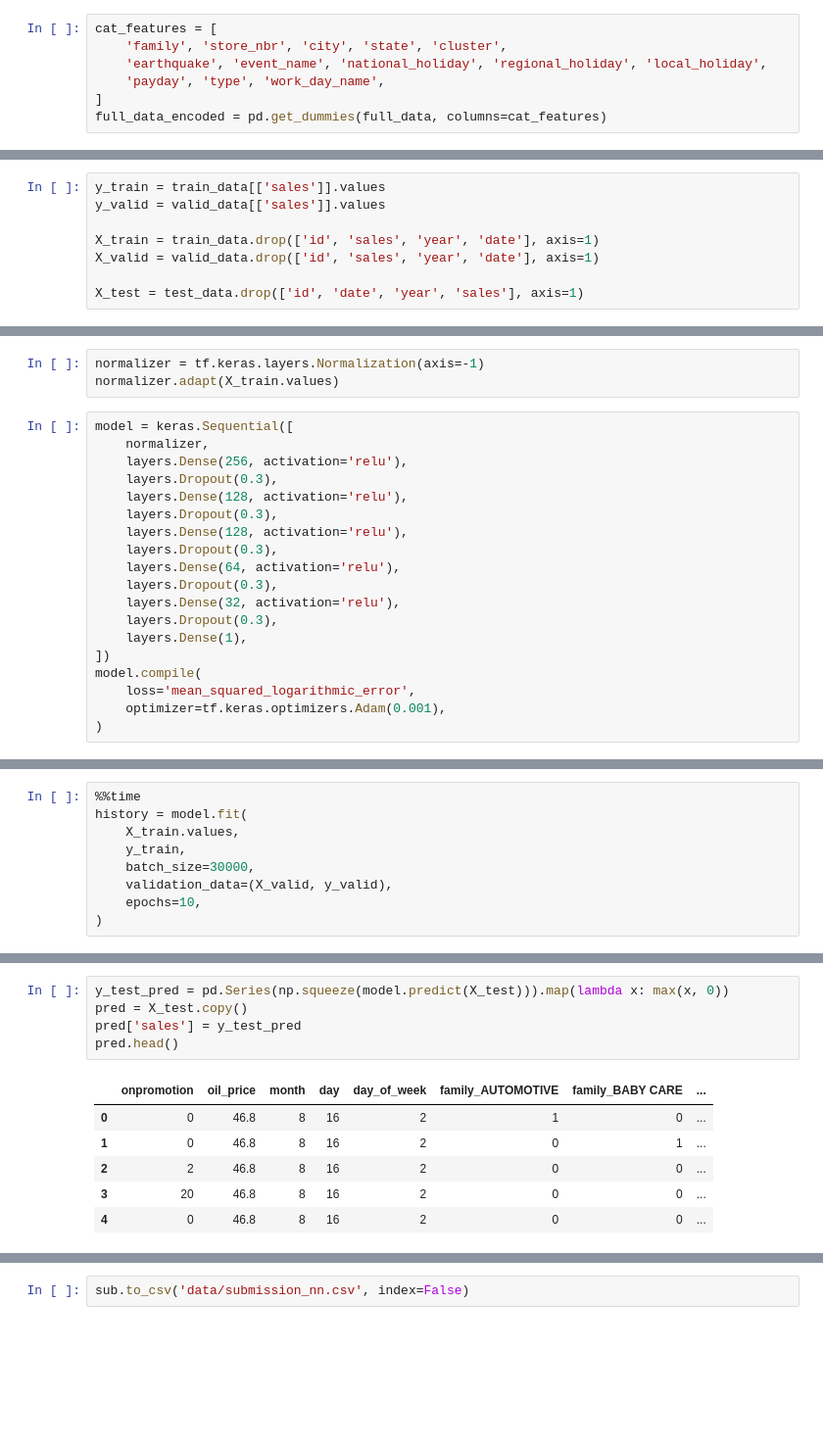
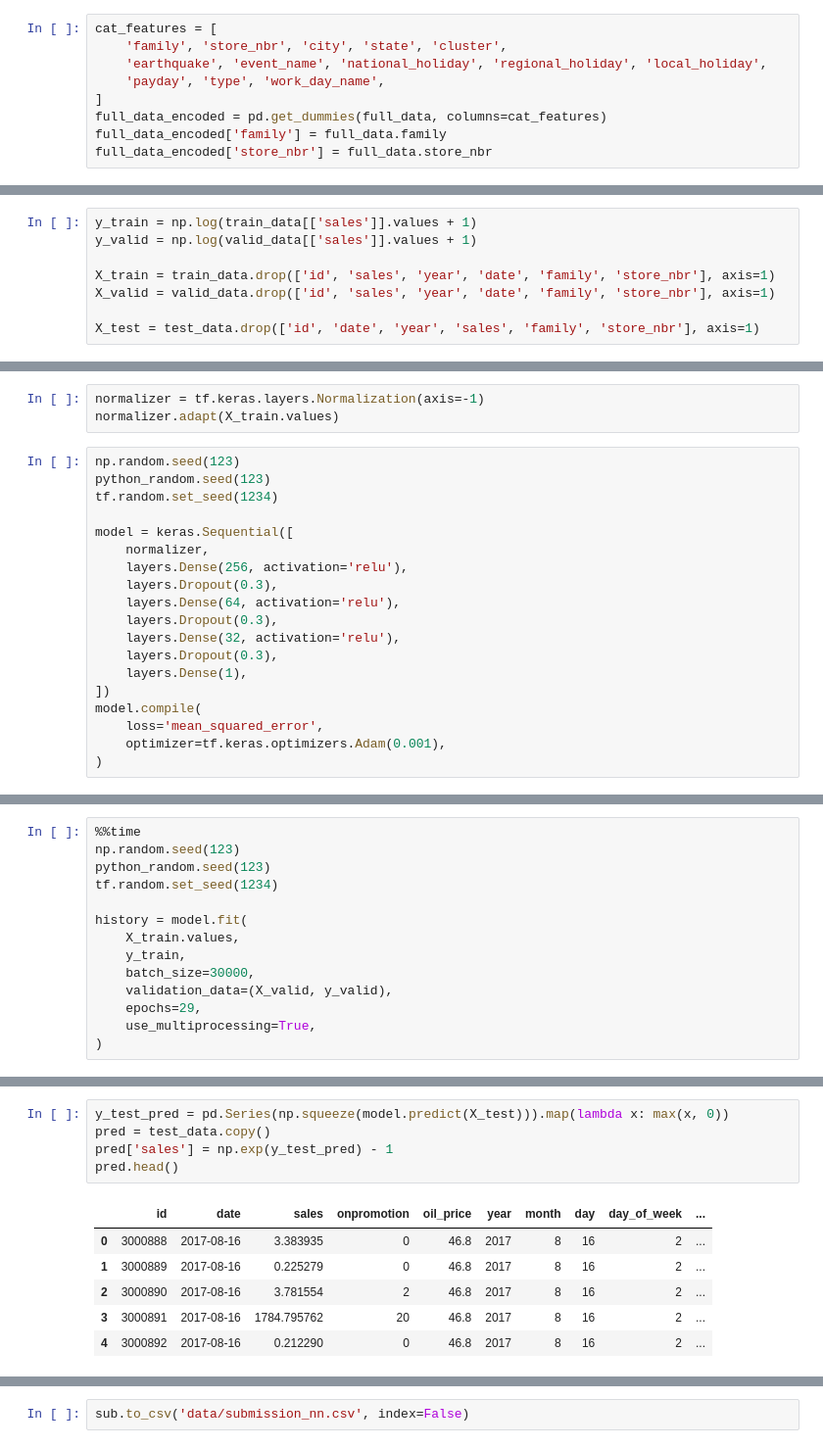
Before and after one commit to andre487/notebooks, a Jupyter notebook: kaggle/store-sales-time-series-forecasting/forecast_nn.ipynb, the cells around one changed output, grey strips where cells are left out. Shown: that part at 98% size. Saved outputs shown, nothing was run; the diff lists cells and outputs as text; blank space fills up the shorter version.

```diff
--- a/kaggle/store-sales-time-series-forecasting/forecast_nn.ipynb
+++ b/kaggle/store-sales-time-series-forecasting/forecast_nn.ipynb
@@ -55,6 +60,8 @@ cat_features = [
     'payday', 'type', 'work_day_name',
 ]
 full_data_encoded = pd.get_dummies(full_data, columns=cat_features)
+full_data_encoded['family'] = full_data.family
+full_data_encoded['store_nbr'] = full_data.store_nbr
 # %%
 test_border_date = test.date.unique()[0]
 valid_border_date = train.date.unique()[-31]
@@ -103,13 +110,13 @@ Train from 2013-01-01T00:00:00.000000000 to 2017-07-15T00:00:00.000000000
 Valid from 2017-07-16T00:00:00.000000000 to 2017-08-15T00:00:00.000000000
 Test from 2017-08-16T00:00:00.000000000 to 2017-08-31T00:00:00.000000000
 # %%
-y_train = train_data[['sales']].values
-y_valid = valid_data[['sales']].values
+y_train = np.log(train_data[['sales']].values + 1)
+y_valid = np.log(valid_data[['sales']].values + 1)
 
-X_train = train_data.drop(['id', 'sales', 'year', 'date'], axis=1)
-X_valid = valid_data.drop(['id', 'sales', 'year', 'date'], axis=1)
+X_train = train_data.drop(['id', 'sales', 'year', 'date', 'family', 'store_nbr'], axis=1)
+X_valid = valid_data.drop(['id', 'sales', 'year', 'date', 'family', 'store_nbr'], axis=1)
 
-X_test = test_data.drop(['id', 'date', 'year', 'sales'], axis=1)
+X_test = test_data.drop(['id', 'date', 'year', 'sales', 'family', 'store_nbr'], axis=1)
 # %%
 X_test.head()
 # %% [output]
@@ -124,13 +131,13 @@ X_test.head()
 normalizer = tf.keras.layers.Normalization(axis=-1)
 normalizer.adapt(X_train.values)
 # %%
+np.random.seed(123)
+python_random.seed(123)
+tf.random.set_seed(1234)
+
 model = keras.Sequential([
     normalizer,
     layers.Dense(256, activation='relu'),
-    layers.Dropout(0.3),
-    layers.Dense(128, activation='relu'),
-    layers.Dropout(0.3),
-    layers.Dense(128, activation='relu'),
     layers.Dropout(0.3),
     layers.Dense(64, activation='relu'),
     layers.Dropout(0.3),
@@ -139,7 +146,7 @@ model = keras.Sequential([
     layers.Dense(1),
 ])
 model.compile(
-    loss='mean_squared_logarithmic_error',
+    loss='mean_squared_error',
     optimizer=tf.keras.optimizers.Adam(0.001),
 )
 # %%
@@ -164,11 +171,16 @@ Non-trainable params: 519
 _________________________________________________________________
 # %%
 %%time
+np.random.seed(123)
+python_random.seed(123)
+tf.random.set_seed(1234)
+
 history = model.fit(
     X_train.values,
     y_train,
     batch_size=30000,
     validation_data=(X_valid, y_valid),
-    epochs=10,
+    epochs=29,
+    use_multiprocessing=True,
 )
 # %% [output]
@@ -218,12 +280,12 @@ valid_pred.head()
 # %%
 y_test_pred = pd.Series(np.squeeze(model.predict(X_test))).map(lambda x: max(x, 0))
-pred = X_test.copy()
-pred['sales'] = y_test_pred
+pred = test_data.copy()
+pred['sales'] = np.exp(y_test_pred) - 1
 pred.head()
 # %% [output]
-|  | onpromotion | oil_price | month | day | day_of_week | family_AUTOMOTIVE | family_BABY CARE | ... |
-| 0 | 0 | 46.8 | 8 | 16 | 2 | 1 | 0 | ... |
-| 1 | 0 | 46.8 | 8 | 16 | 2 | 0 | 1 | ... |
-| 2 | 2 | 46.8 | 8 | 16 | 2 | 0 | 0 | ... |
-| 3 | 20 | 46.8 | 8 | 16 | 2 | 0 | 0 | ... |
-| 4 | 0 | 46.8 | 8 | 16 | 2 | 0 | 0 | ... |
+|  | id | date | sales | onpromotion | oil_price | year | month | day | day_of_week | ... |
+| 0 | 3000888 | 2017-08-16 | 3.383935 | 0 | 46.8 | 2017 | 8 | 16 | 2 | ... |
+| 1 | 3000889 | 2017-08-16 | 0.225279 | 0 | 46.8 | 2017 | 8 | 16 | 2 | ... |
+| 2 | 3000890 | 2017-08-16 | 3.781554 | 2 | 46.8 | 2017 | 8 | 16 | 2 | ... |
+| 3 | 3000891 | 2017-08-16 | 1784.795762 | 20 | 46.8 | 2017 | 8 | 16 | 2 | ... |
+| 4 | 3000892 | 2017-08-16 | 0.212290 | 0 | 46.8 | 2017 | 8 | 16 | 2 | ... |
```
Also changed, not shown: parts of 19 cells of this notebook, 1 other file.
